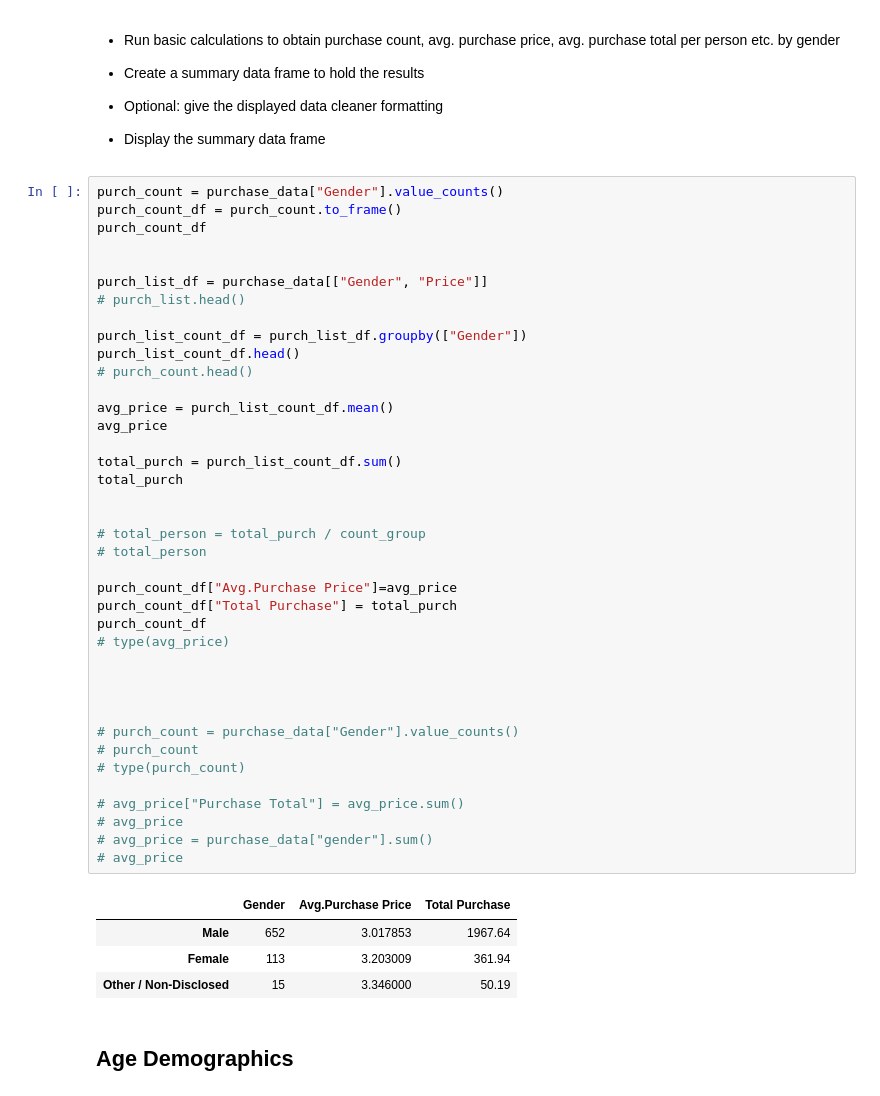
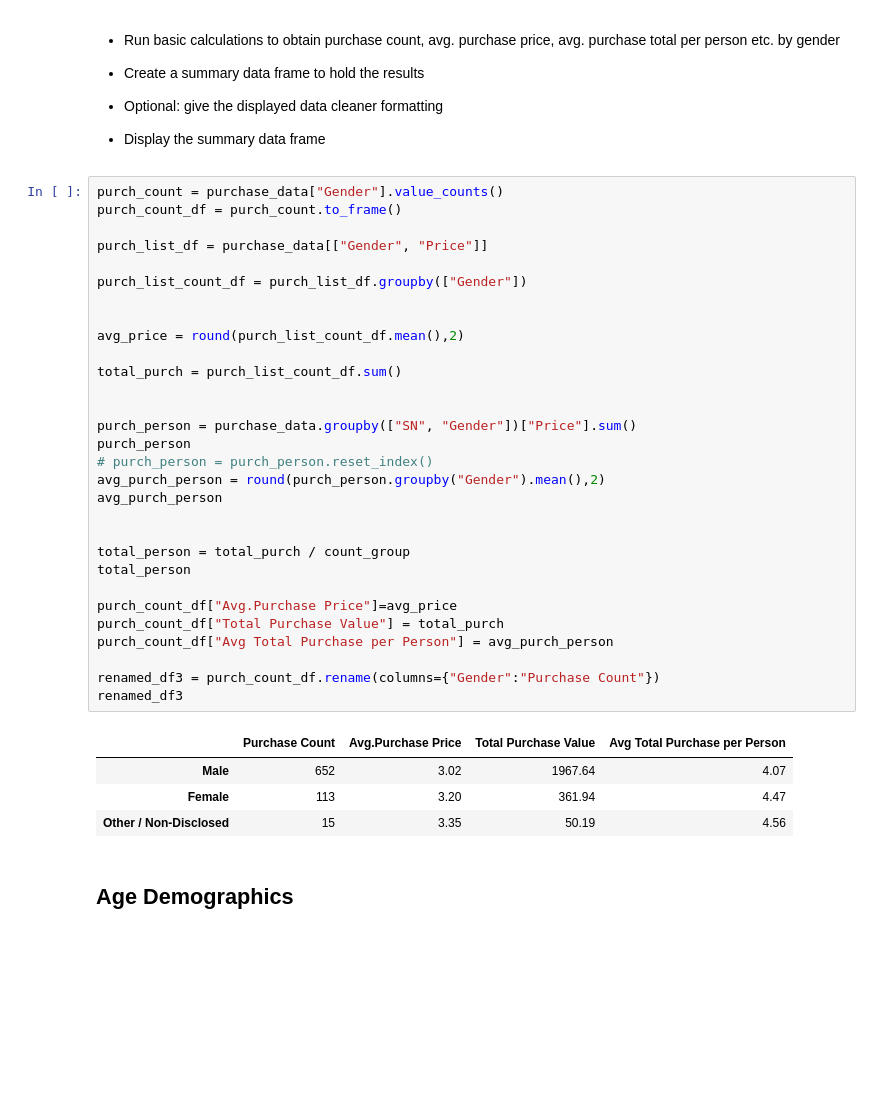
Before and after one commit to chenchcgt/pandas-challenge, a Jupyter notebook: HeroesOfPymoli/HeroesOfPymoli_starter.ipynb, the cells around one changed output. Saved outputs shown, nothing was run; the diff lists cells and outputs as text; blank space fills up the shorter version.

```diff
--- a/HeroesOfPymoli/HeroesOfPymoli_starter.ipynb
+++ b/HeroesOfPymoli/HeroesOfPymoli_starter.ipynb
@@ -136,47 +119,38 @@ count_df.head()
 # %%
 purch_count = purchase_data["Gender"].value_counts()
 purch_count_df = purch_count.to_frame()
-purch_count_df
+
+purch_list_df = purchase_data[["Gender", "Price"]]
+
+purch_list_count_df = purch_list_df.groupby(["Gender"])
 
 
-purch_list_df = purchase_data[["Gender", "Price"]]
-# purch_list.head()
-
-purch_list_count_df = purch_list_df.groupby(["Gender"])
-purch_list_count_df.head()
-# purch_count.head()
-
-avg_price = purch_list_count_df.mean()
-avg_price
+avg_price = round(purch_list_count_df.mean(),2)
 
 total_purch = purch_list_count_df.sum()
-total_purch
 
 
-# total_person = total_purch / count_group
-# total_person
+purch_person = purchase_data.groupby(["SN", "Gender"])["Price"].sum()
+purch_person
+# purch_person = purch_person.reset_index()
+avg_purch_person = round(purch_person.groupby("Gender").mean(),2)
+avg_purch_person
+
+
+total_person = total_purch / count_group
+total_person
 
 purch_count_df["Avg.Purchase Price"]=avg_price
-purch_count_df["Total Purchase"] = total_purch
-purch_count_df
-# type(avg_price)
+purch_count_df["Total Purchase Value"] = total_purch
+purch_count_df["Avg Total Purchase per Person"] = avg_purch_person
 
-
-
-
-# purch_count = purchase_data["Gender"].value_counts()
-# purch_count
-# type(purch_count)
-
-# avg_price["Purchase Total"] = avg_price.sum()
-# avg_price
-# avg_price = purchase_data["gender"].sum()
-# avg_price
+renamed_df3 = purch_count_df.rename(columns={"Gender":"Purchase Count"})
+renamed_df3
 # %% [output]
-|  | Gender | Avg.Purchase Price | Total Purchase |
-| Male | 652 | 3.017853 | 1967.64 |
-| Female | 113 | 3.203009 | 361.94 |
-| Other / Non-Disclosed | 15 | 3.346000 | 50.19 |
+|  | Purchase Count | Avg.Purchase Price | Total Purchase Value | Avg Total Purchase per Person |
+| Male | 652 | 3.02 | 1967.64 | 4.07 |
+| Female | 113 | 3.20 | 361.94 | 4.47 |
+| Other / Non-Disclosed | 15 | 3.35 | 50.19 | 4.56 |
 # %% [markdown]
 ## Age Demographics
 # %% [markdown]
```
Also changed, not shown: parts of 10 cells of this notebook.
